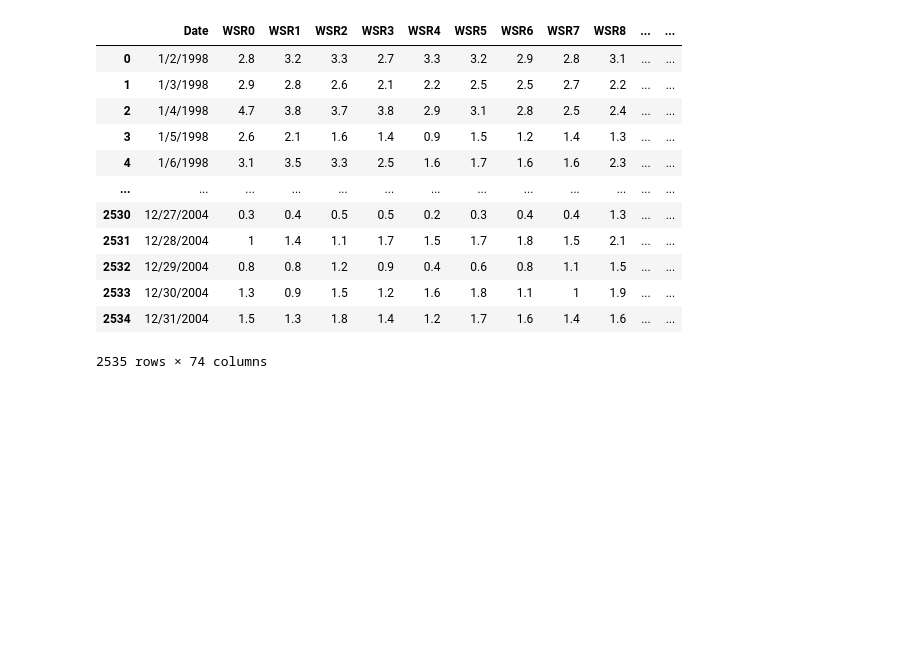
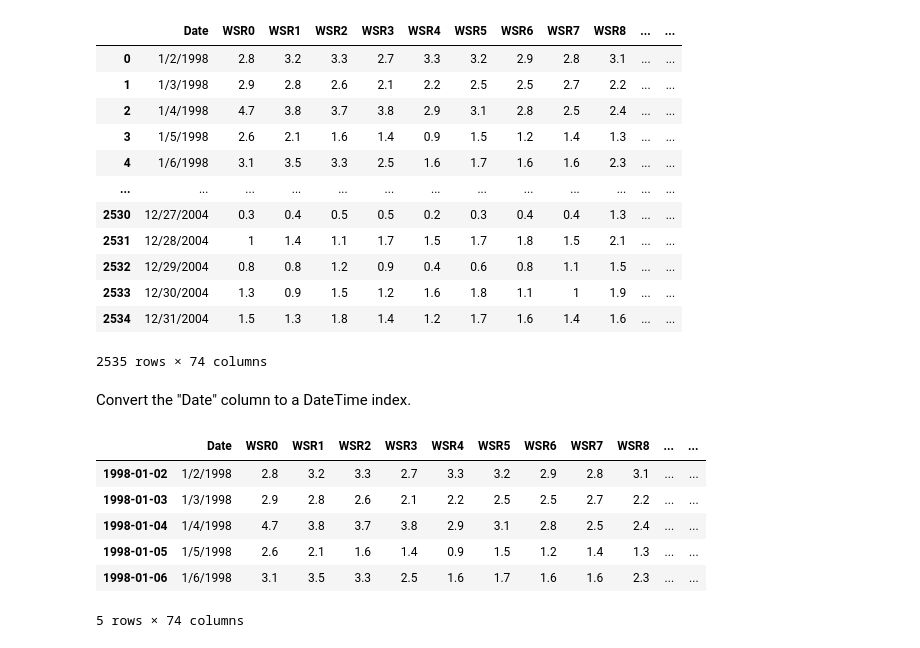
Before and after one commit to uygishypr/Ozone-Levels-Forecasting, a Jupyter notebook: src/ozone_forecasting.ipynb, the cells around one changed output. Saved outputs shown, nothing was run; the diff lists cells and outputs as text; code cells hidden in the pictures; blank space fills up the shorter version.

```diff
--- a/src/ozone_forecasting.ipynb
+++ b/src/ozone_forecasting.ipynb
@@ -60,3 +60,19 @@ df
 | 2533 | 12/30/2004 | 1.3 | 0.9 | 1.5 | 1.2 | 1.6 | 1.8 | 1.1 | 1 | 1.9 | ... | ... |
 | 2534 | 12/31/2004 | 1.5 | 1.3 | 1.8 | 1.4 | 1.2 | 1.7 | 1.6 | 1.4 | 1.6 | ... | ... |
 2535 rows × 74 columns
+# %% [markdown]
+Convert the "Date" column to a DateTime index.
+# %%
+
+# Convert the string values in the Date column to a datetime type
+datetime_col = pd.to_datetime(df['Date'])
+datetime_index = pd.DatetimeIndex(datetime_col.values)
+df.set_index(datetime_index,inplace=True)
+# %% [output]
+|  | Date | WSR0 | WSR1 | WSR2 | WSR3 | WSR4 | WSR5 | WSR6 | WSR7 | WSR8 | ... | ... |
+| 1998-01-02 | 1/2/1998 | 2.8 | 3.2 | 3.3 | 2.7 | 3.3 | 3.2 | 2.9 | 2.8 | 3.1 | ... | ... |
+| 1998-01-03 | 1/3/1998 | 2.9 | 2.8 | 2.6 | 2.1 | 2.2 | 2.5 | 2.5 | 2.7 | 2.2 | ... | ... |
+| 1998-01-04 | 1/4/1998 | 4.7 | 3.8 | 3.7 | 3.8 | 2.9 | 3.1 | 2.8 | 2.5 | 2.4 | ... | ... |
+| 1998-01-05 | 1/5/1998 | 2.6 | 2.1 | 1.6 | 1.4 | 0.9 | 1.5 | 1.2 | 1.4 | 1.3 | ... | ... |
+| 1998-01-06 | 1/6/1998 | 3.1 | 3.5 | 3.3 | 2.5 | 1.6 | 1.7 | 1.6 | 1.6 | 2.3 | ... | ... |
+5 rows × 74 columns
```
Also changed, not shown: parts of 7 cells of this notebook.
